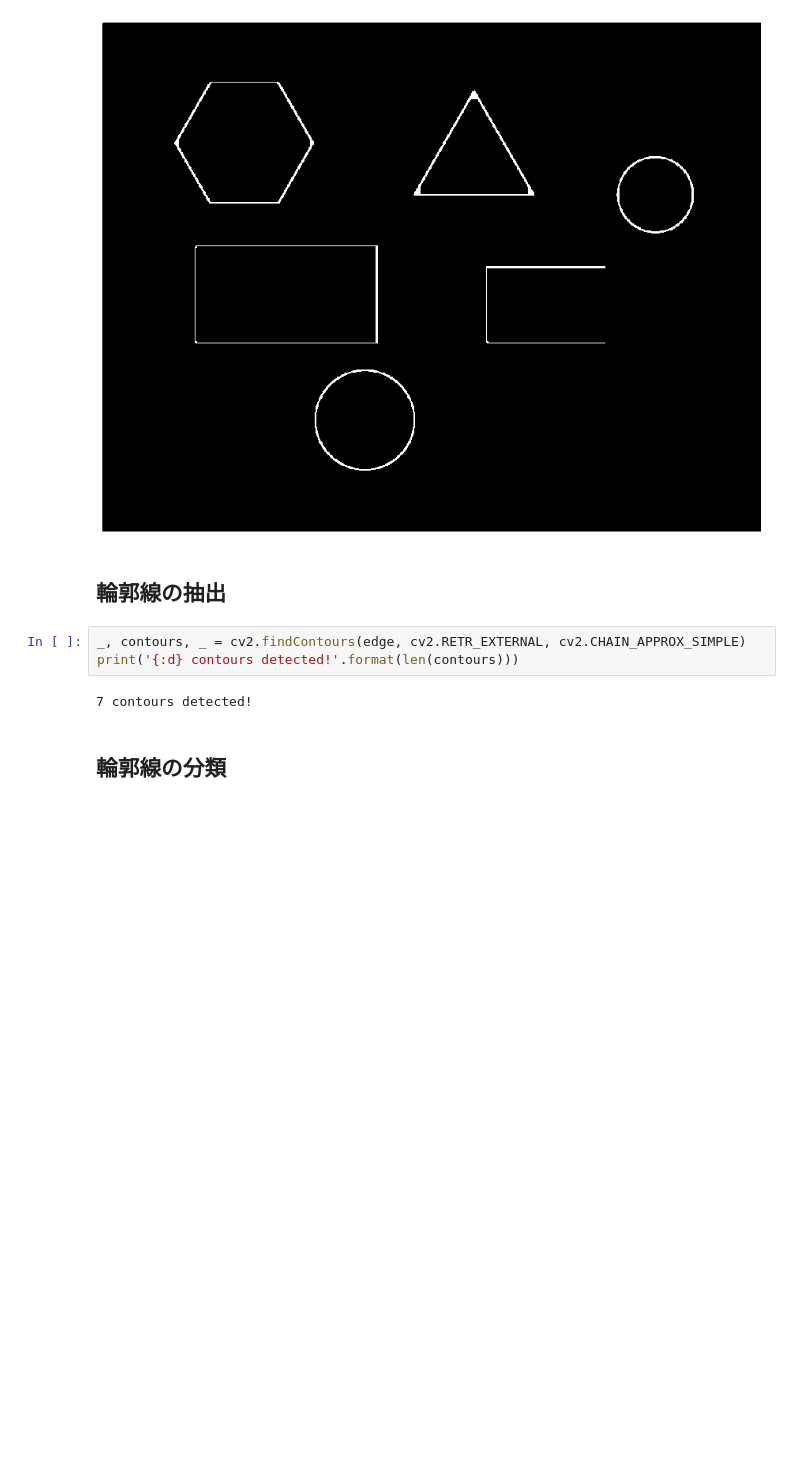
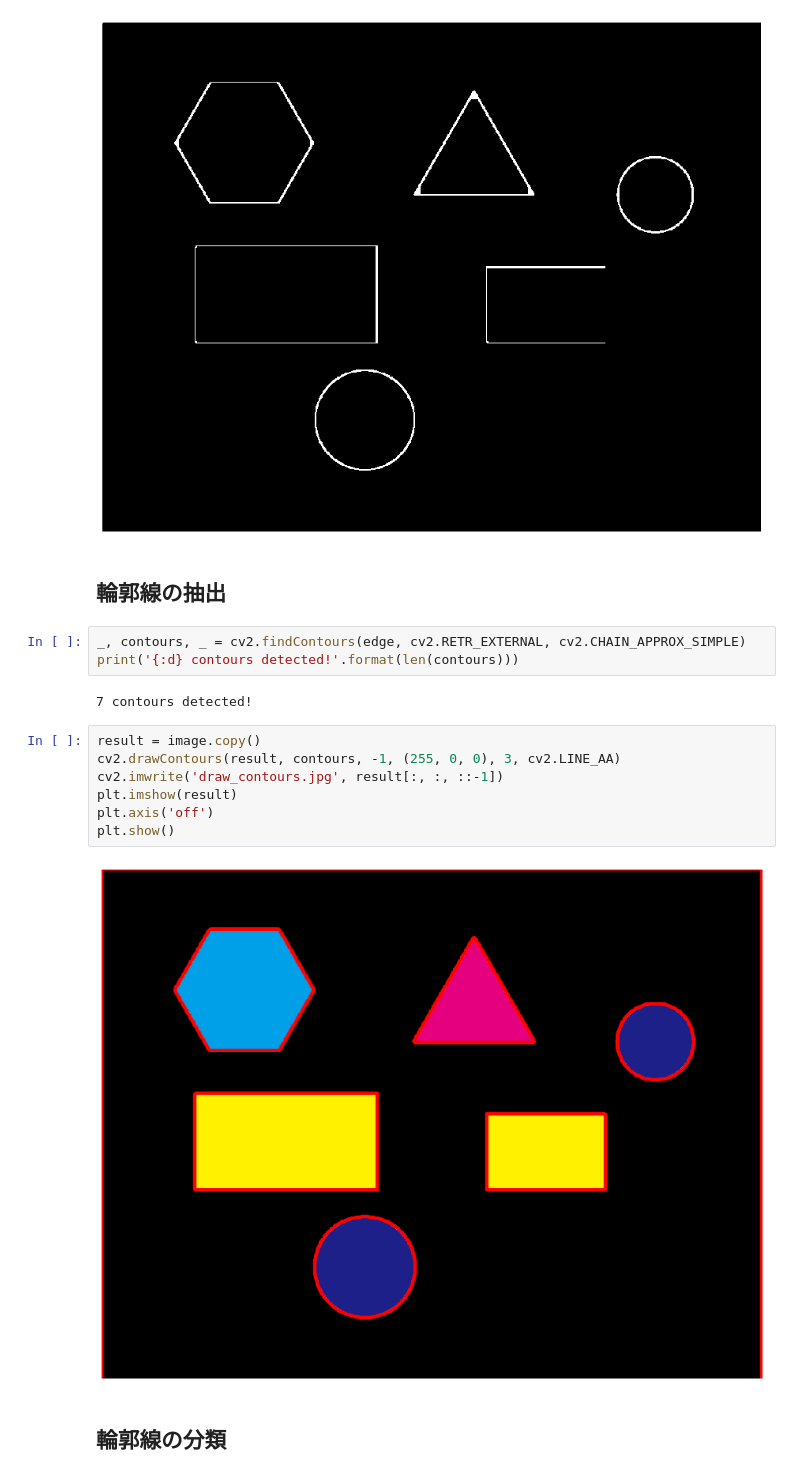
Before and after one commit to tatsy/programming-for-beginners, a Jupyter notebook: python/detect_figure.ipynb, the cells around one changed output. Cells and saved outputs as stored; diff of their text form; blank space fills up the shorter version.

```diff
--- a/python/detect_figure.ipynb
+++ b/python/detect_figure.ipynb
@@ -61,6 +60,15 @@ _, contours, _ = cv2.findContours(edge, cv2.RETR_EXTERNAL, cv2.CHAIN_APPROX_SIMP
 print('{:d} contours detected!'.format(len(contours)))
 # %% [output]
 7 contours detected!
+# %%
+result = image.copy()
+cv2.drawContours(result, contours, -1, (255, 0, 0), 3, cv2.LINE_AA)
+cv2.imwrite('draw_contours.jpg', result[:, :, ::-1])
+plt.imshow(result)
+plt.axis('off')
+plt.show()
+# %% [output]
+[figure, added]
 # %% [markdown]
 ## 輪郭線の分類
 # %%
```
Also changed, not shown: parts of 2 cells of this notebook, 18 other files.
